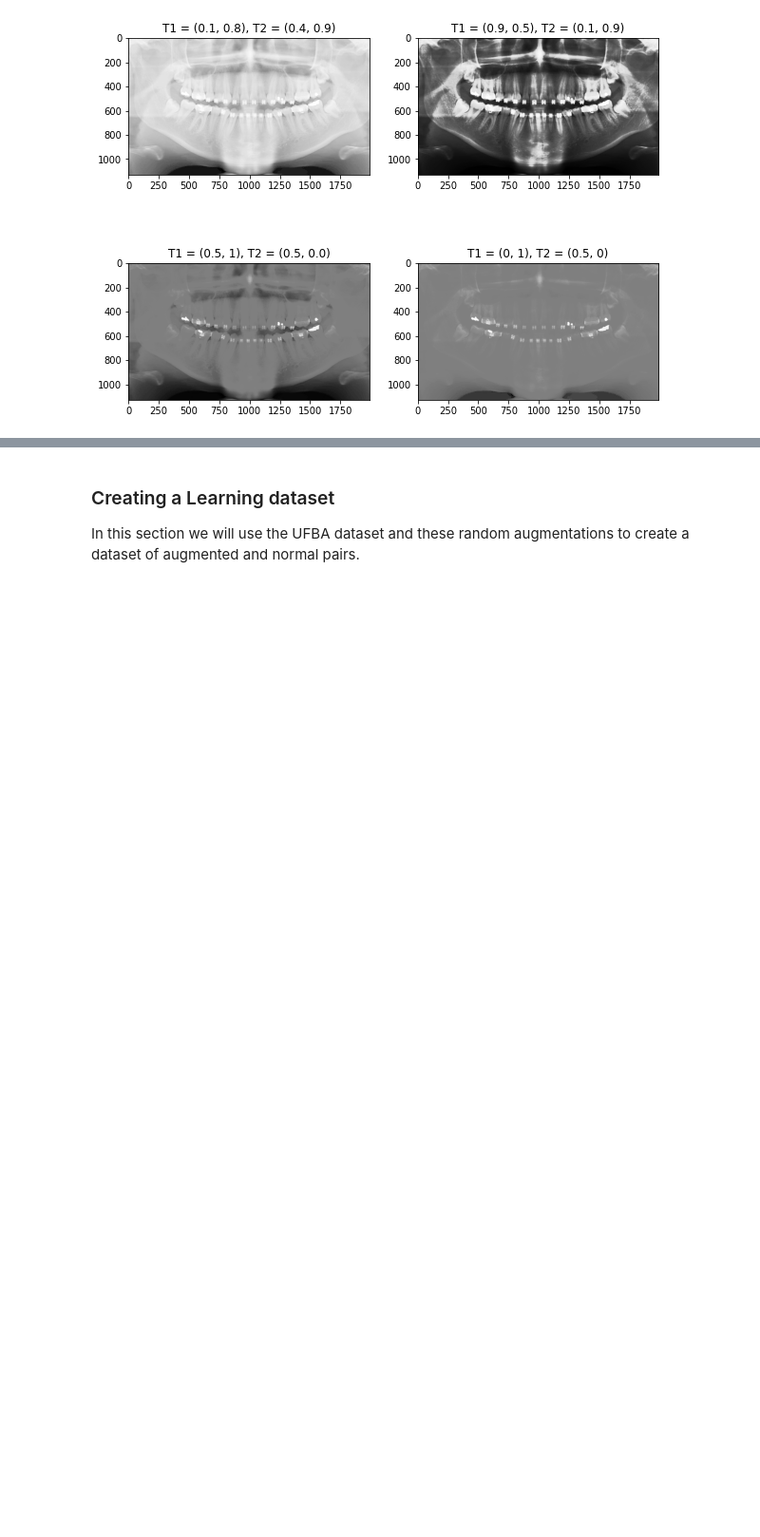
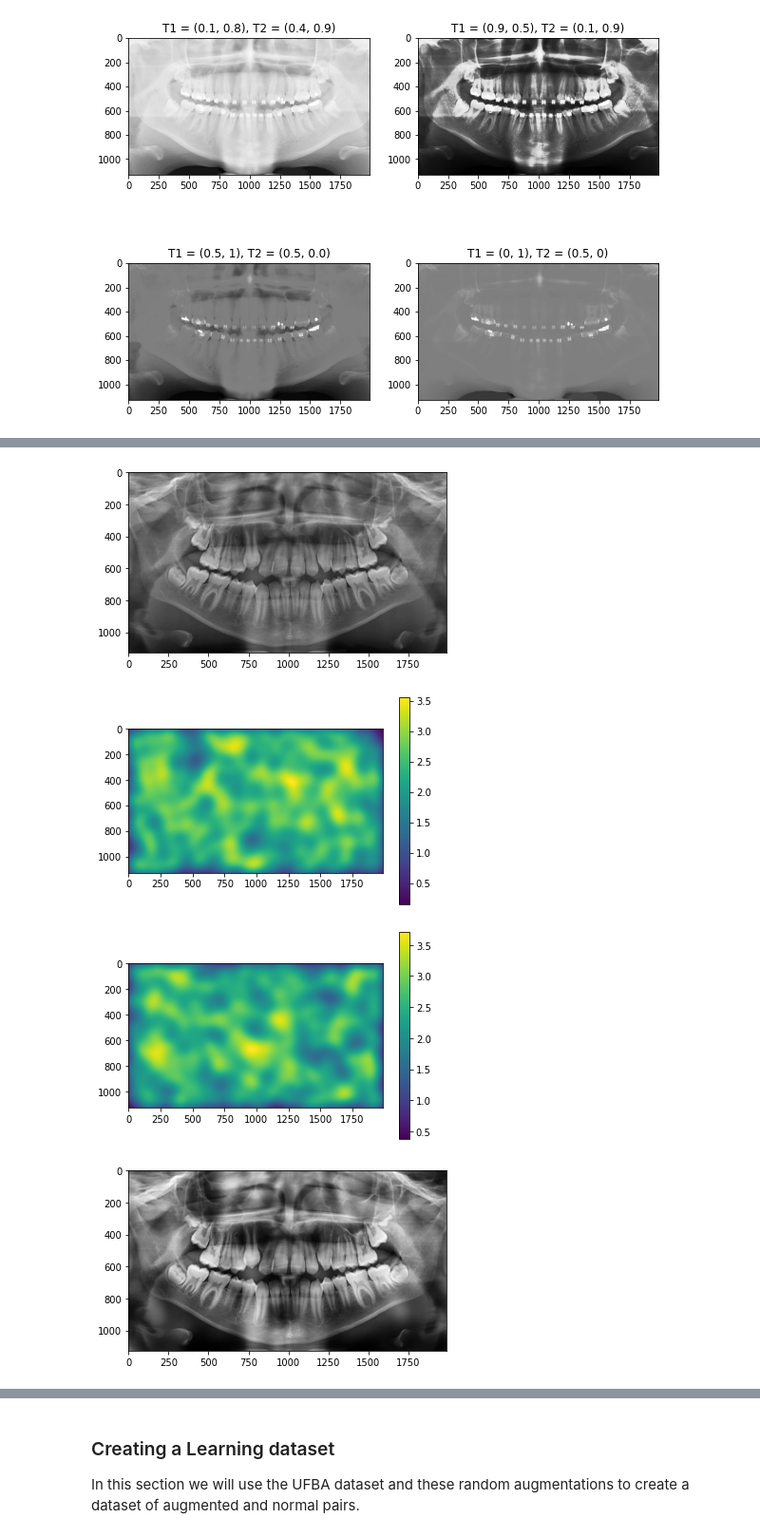
Before and after one commit to HamidrezaKmK/2times2048, a Jupyter notebook: src/preprocessing.ipynb, the cells around one changed output, grey strips where cells are left out. Shown at 95% size. Cells and saved outputs as stored; diff of their text form; code cells hidden in the pictures; blank space fills up the shorter version.

```diff
--- a/src/preprocessing.ipynb
+++ b/src/preprocessing.ipynb
@@ -271,0 +258,26 @@ plt.show()
+# %%
+img = utils.get_samples(dir='/content/drive/MyDrive/WORK/UFBA/all_images', pattern='.*', sample_size=1)[0]
+img = img.astype('float') / 255
+plt.imshow(img, cmap='gray')
+plt.show()
+my_image = utils.augment_pq(img, (50, 50), verbose=1)
+plt.imshow(my_image, cmap='gray')
+plt.show()
+
+smoothness = [10, 50, 200]
+grid = [(10, 10), (50, 50), (100, 100), img.shape]
+fig = plt.figure(figsize=(5 * len(grid), 5*len(smoothness)))
+cnt = 0
+for s in smoothness:
+  for g in grid:
+    cnt += 1
+    ax = plt.subplot(len(smoothness), len(grid), cnt)
+    ax.set_title('smoothness = {}, grid_dims = {}'.format(s, g))
+    my_image = utils.augment_pq(img, g, smoothness=s)
+    plt.imshow(my_image, cmap='gray')
+plt.show()
+# %% [output]
+[figure, added]
+[figure, added]
+[figure, added]
+[figure, added]
```
Also changed, not shown: parts of 50 cells of this notebook.
